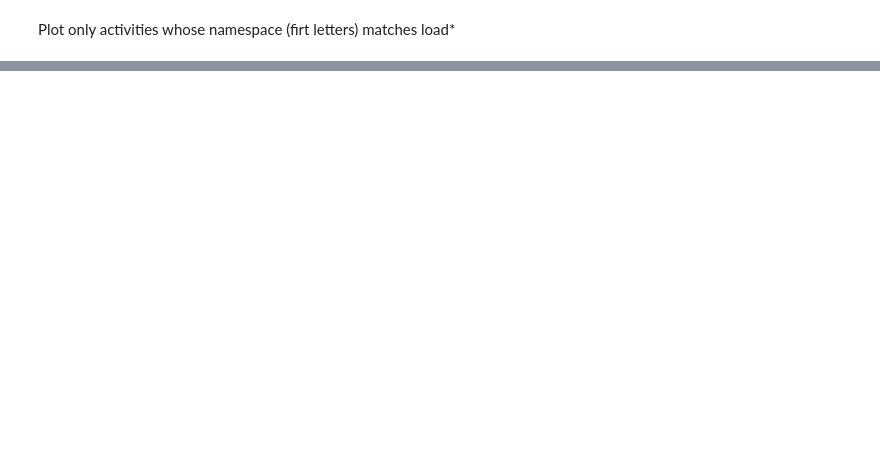
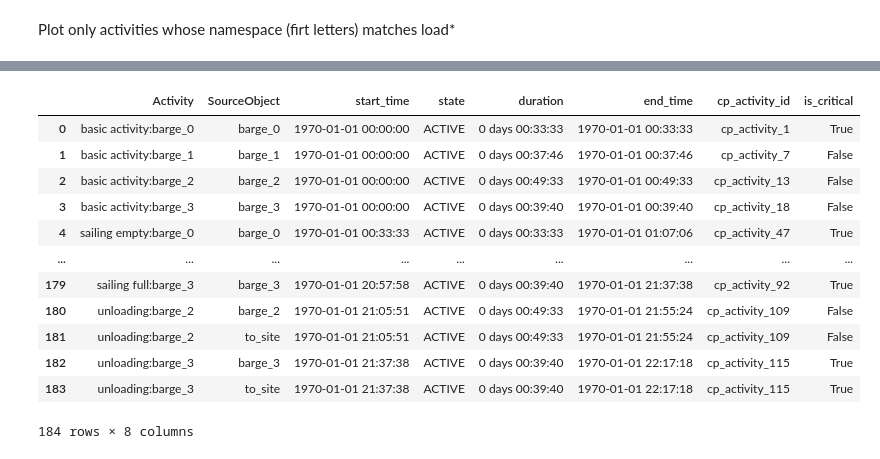
Before and after one commit to TUDelft-CITG/OpenCLSim, a Jupyter notebook: notebooks/24_cutters and barges.ipynb, the cells around one changed output, grey strips where cells are left out. Cells and saved outputs as stored; diff of their text form; code cells hidden in the pictures; blank space fills up the shorter version.

```diff
--- a/notebooks/24_cutters and barges.ipynb
+++ b/notebooks/24_cutters and barges.ipynb
@@ -228,0 +261,16 @@ df
+# %%
+# different setting
+res = run(4,100)
+vessels = res['vessels']
+activities = res['activities']
+cutter = vessels['cutter']
+to_site = res['to_site']
+from_site = res['from_site']
+ # %% run simulation and process output
+df_superlog = get_superlog_with_critical_path([*vessels.values(), from_site, to_site],
+                                              id_map=[activities[x] for x in activities])
+display(df_superlog)
+# and plot(ly)
+my_log_object = SuperLog(df_superlog)
+my_log_object.make_gantt_plotly()
+# %% [output]
@@ -228,0 +278,13 @@ df
+|  | Activity | SourceObject | start_time | state | duration | end_time | cp_activity_id | is_critical |
+| 0 | basic activity:barge_0 | barge_0 | 1970-01-01 00:00:00 | ACTIVE | 0 days 00:33:33 | 1970-01-01 00:33:33 | cp_activity_1 | True |
+| 1 | basic activity:barge_1 | barge_1 | 1970-01-01 00:00:00 | ACTIVE | 0 days 00:37:46 | 1970-01-01 00:37:46 | cp_activity_7 | False |
+| 2 | basic activity:barge_2 | barge_2 | 1970-01-01 00:00:00 | ACTIVE | 0 days 00:49:33 | 1970-01-01 00:49:33 | cp_activity_13 | False |
+| 3 | basic activity:barge_3 | barge_3 | 1970-01-01 00:00:00 | ACTIVE | 0 days 00:39:40 | 1970-01-01 00:39:40 | cp_activity_18 | False |
+| 4 | sailing empty:barge_0 | barge_0 | 1970-01-01 00:33:33 | ACTIVE | 0 days 00:33:33 | 1970-01-01 01:07:06 | cp_activity_47 | True |
+| ... | ... | ... | ... | ... | ... | ... | ... | ... |
+| 179 | sailing full:barge_3 | barge_3 | 1970-01-01 20:57:58 | ACTIVE | 0 days 00:39:40 | 1970-01-01 21:37:38 | cp_activity_92 | True |
+| 180 | unloading:barge_2 | barge_2 | 1970-01-01 21:05:51 | ACTIVE | 0 days 00:49:33 | 1970-01-01 21:55:24 | cp_activity_109 | False |
+| 181 | unloading:barge_2 | to_site | 1970-01-01 21:05:51 | ACTIVE | 0 days 00:49:33 | 1970-01-01 21:55:24 | cp_activity_109 | False |
+| 182 | unloading:barge_3 | barge_3 | 1970-01-01 21:37:38 | ACTIVE | 0 days 00:39:40 | 1970-01-01 22:17:18 | cp_activity_115 | True |
+| 183 | unloading:barge_3 | to_site | 1970-01-01 21:37:38 | ACTIVE | 0 days 00:39:40 | 1970-01-01 22:17:18 | cp_activity_115 | True |
+184 rows × 8 columns
```
Also changed, not shown: parts of 9 cells of this notebook.
